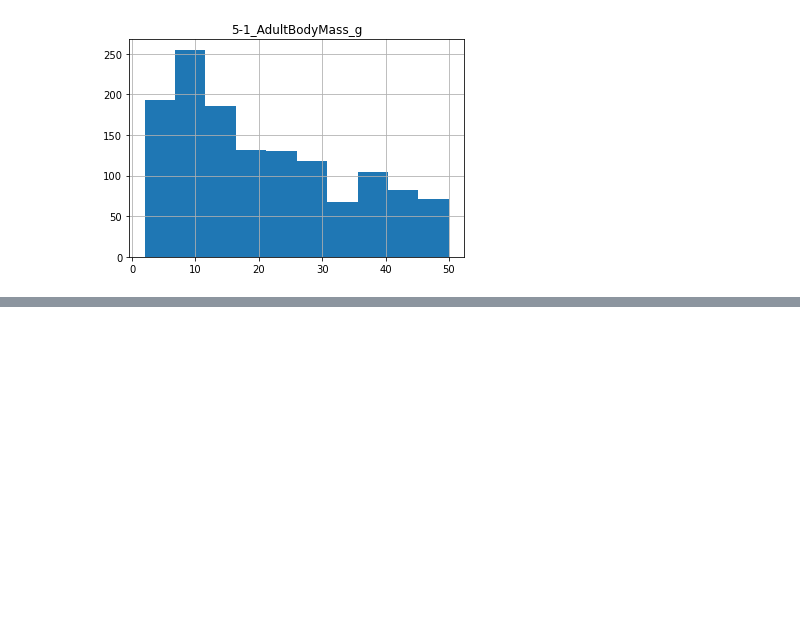
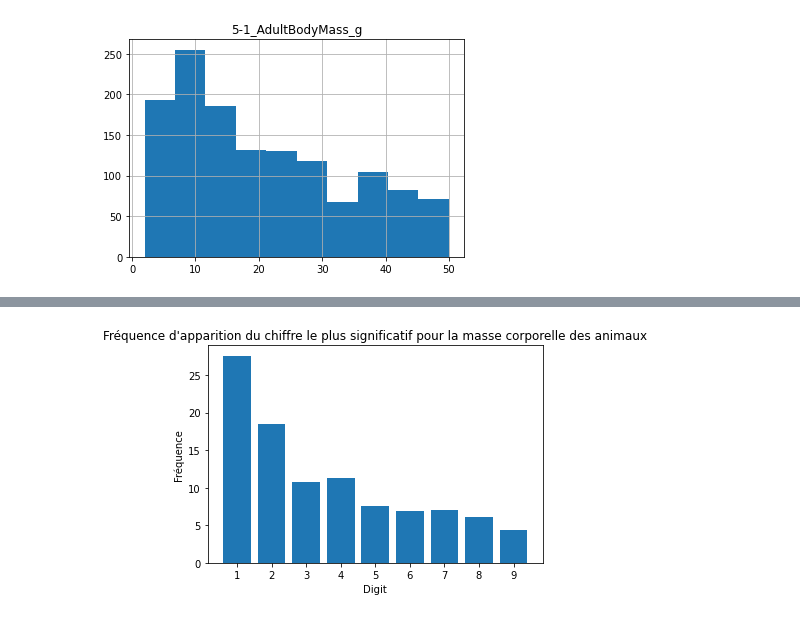
Before and after one commit to DrC0okie/Roy_VanHove_ISD_TP3, a Jupyter notebook: animaux.ipynb, the cells around one changed output, grey strips where cells are left out. Drawn from its saved outputs; the diff is of its cells as text; code cells hidden in the pictures; blank space fills up the shorter version.

```diff
--- a/animaux.ipynb
+++ b/animaux.ipynb
@@ -145,0 +147,44 @@ Etant donnée qu'un compteur est déjà présent dans la première fonction il s
+# %%
+import numpy as np
+def frequencySignifDigitDataSet(dataset):
+    dataset=dataset.to_numpy()
+    un=deux=trois=quatre=cinq=six=sept=huit=neuf=0
+    for x,val in enumerate(dataset):
+        if fDigit(dataset[x])==1:
+            un=un+1
+        elif fDigit(dataset[x])==2:
+            deux=1+deux
+        elif fDigit(dataset[x])==3:
+            trois=1+trois
+        elif fDigit(dataset[x])==4:
+            quatre=1+quatre
+        elif fDigit(dataset[x])==5:
+            cinq=1+cinq
+        elif fDigit(dataset[x])==6:
+            six=1+six
+        elif fDigit(dataset[x])==7:
+            sept=1+sept
+        elif fDigit(dataset[x])==8:
+            huit=1+huit
+        elif fDigit(dataset[x])==9:
+            neuf=1+neuf
+    total= len(dataset)
+    listCount =[]
+    listCount.extend([un,deux,trois,quatre,cinq,six,sept,huit,neuf])
+    frequence =np.array(([un*100/total,deux*100/total,trois*100/total,quatre*100/total,cinq*100/total,six*100/total,sept*100/total,huit*100/total,neuf*100/total]))
+    return frequence
+# %%
+frequenceBodyMass=frequencySignifDigitDataSet(adultBodyMassWnV)
+
+import matplotlib.pyplot as plt
+%matplotlib inline
+
+x = ['1', '2', '3', '4', '5', '6','7','8','9']
+
+plt.bar(x, frequenceBodyMass)
+plt.xlabel("Digit")
+plt.ylabel("Fréquence")
+plt.title("Fréquence d'apparition du chiffre le plus significatif pour la masse corporelle des animaux")
+plt.show()
+# %% [output]
+[figure, added]
```
Also changed, not shown: parts of 10 cells of this notebook.
